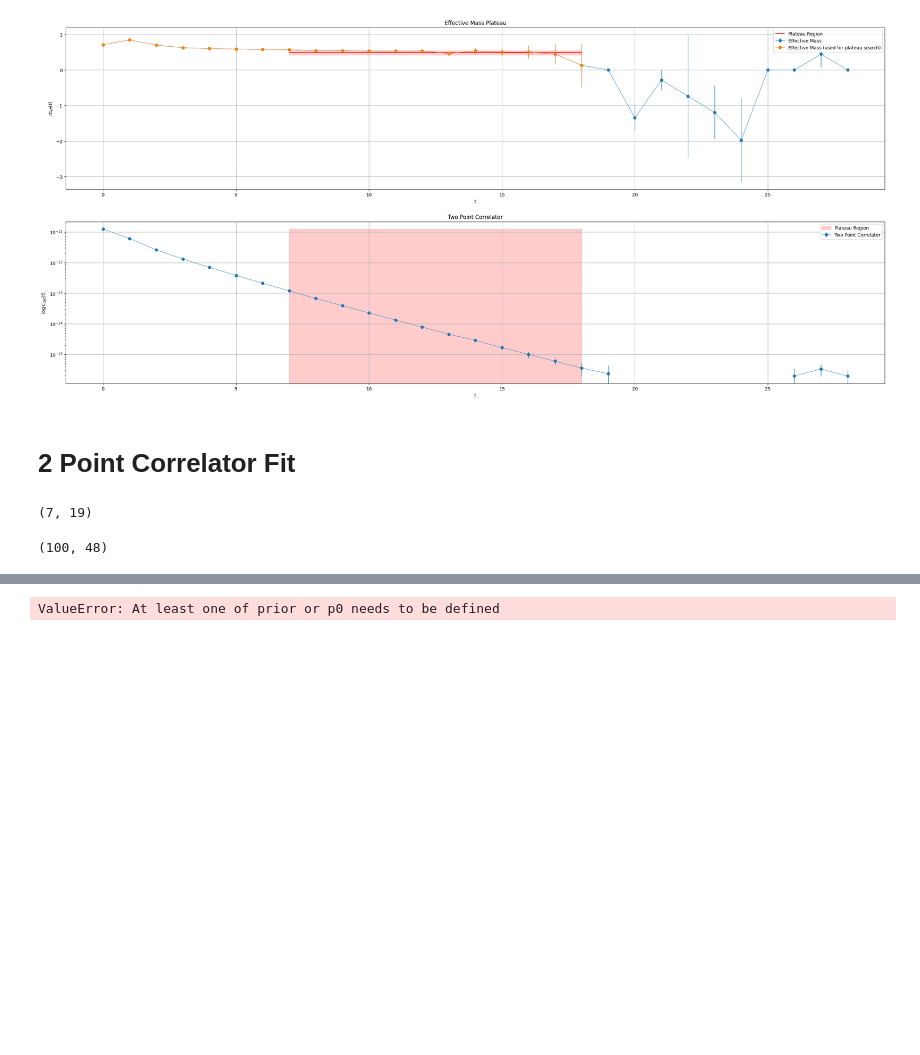
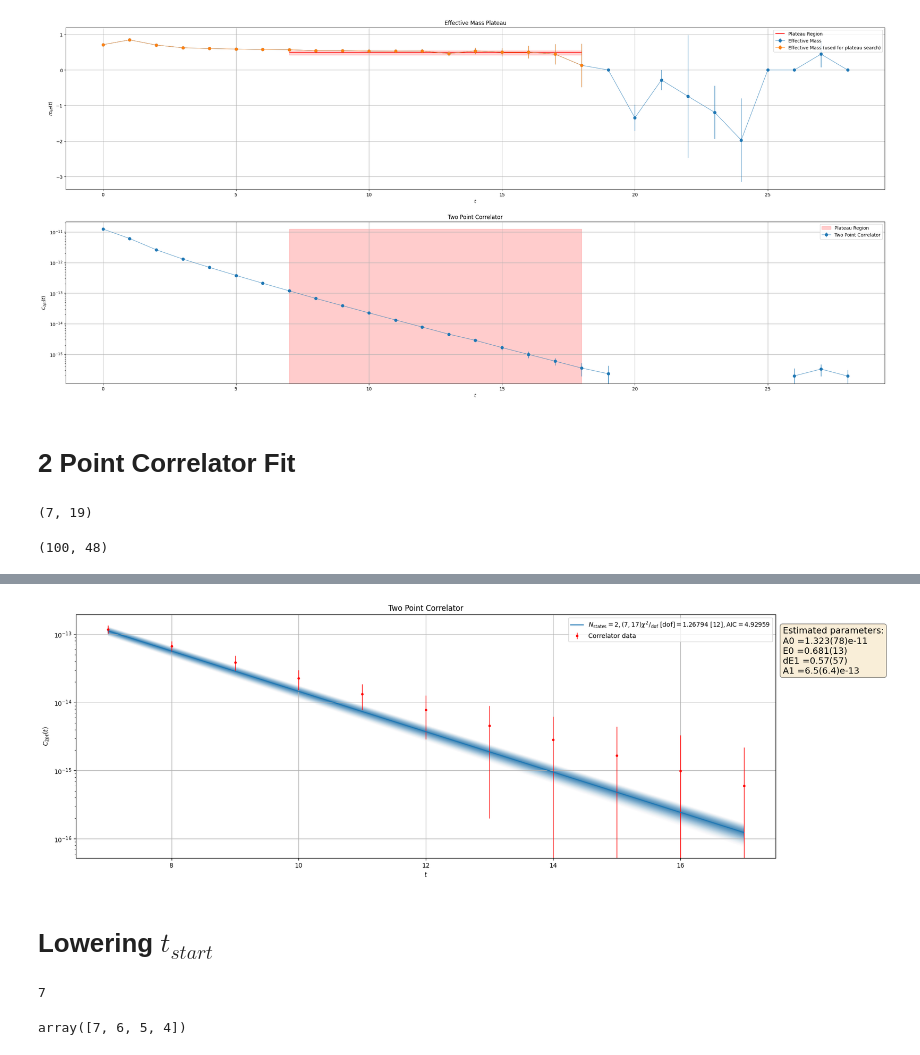
Before and after one commit to Tag-E/PhD_work, a Jupyter notebook: moments_pdf/test_notebooks/proper_fit.ipynb, the cells around one changed output, grey strips where cells are left out. Drawn from its saved outputs; the diff is of its cells as text; code cells hidden in the pictures; blank space fills up the shorter version.

Commit message:
First successful attempt at a proper fit of the two point correlator

```diff
--- a/moments_pdf/test_notebooks/proper_fit.ipynb
+++ b/moments_pdf/test_notebooks/proper_fit.ipynb
@@ -543,0 +622,19 @@ prior["log(dE1)"] = gv.log(gv.gvar(1,1))
+# %%
+prior = gv.BufferDict()
+
+prior["A0"] = gv.gvar(Afit,Afit_std * 10)
+prior["E0"] = gv.gvar(mfit, mfit_std * 10)
+#prior["A1"] = gv.gvar(1,1000)
+#prior["log(dE1)"] = gv.log(gv.gvar(1,1))
+
+
+prior[f"log(dE1)"]= gv.log(gv.gvar(
+            gv.mean(m_prot),
+            gv.mean(m_prot),
+        ))
+
+t_probe = 1
+tmp = (np.mean(p2corr,axis=0)[t_probe] - prior["A0"] * np.exp(-t_probe*prior["E0"]) ) * np.exp( t_probe * ( prior["dE1"] + prior["E0"]) )
+prior[f"A1"] = gv.gvar(
+    gv.mean(tmp),gv.mean(tmp)
+)
@@ -544,33 +927,37 @@ prior["log(dE1)"] = gv.log(gv.gvar(1,1))
 # %%
 fit_result = ca.fit(
 
                     abscissa                = np.arange(t_start,t_end),
 
-                    ordinate_est            = np.mean(p2corr_resamples[:,t_start:t_end], axis = 0),
-                    ordinate_std            = np.std (p2corr_resamples[:,t_start:t_end], axis = 0),
-                    ordinate_cov            = np.cov (p2corr_resamples[:,t_start:t_end], rowvar=False),
+                    ordinate_est            = np.mean(p2corr[:,t_start:t_end], axis = 0),
+                    ordinate_std            = np.std (p2corr[:,t_start:t_end], axis = 0),
+                    ordinate_cov            = np.cov (p2corr[:,t_start:t_end], rowvar=False),
 
-                    resample_ordinate_est   = p2corr_resamples[:,t_start:t_end],
-                    resample_ordinate_std   = np.std (p2corr_resamples[:,t_start:t_end], axis = 0),
-                    resample_ordinate_cov   = np.cov (p2corr_resamples[:,t_start:t_end], rowvar=False),
+                    #resample_ordinate_est   = p2corr_resamples[:,t_start:t_end],
+                    #resample_ordinate_std   = np.std (p2corr_resamples[:,t_start:t_end], axis = 0),
+                    #resample_ordinate_cov   = np.cov (p2corr_resamples[:,t_start:t_end], rowvar=False),
 
                     # fit strategy, default: only uncorrelated central value fit:
                     central_value_fit            = True,
                     central_value_fit_correlated = False,
 
                     resample_fit                 = False,
                     resample_fit_correlated      = False,
 
                     resample_fit_resample_prior  = False,
                     resample_type               = "jkn",
 
                     # args for lsqfit:
-                    model   = SumOrderedExponentials(1),
-                    prior   = None,
+                    model   = SumOrderedExponentials(2),
+                    prior   = prior,
                     p0      = None,
 
                     svdcut  = None,
                     maxiter = 10_000,
 )
+
+C = gv.gvar( np.mean(p2corr[:,fit_result.ts:fit_result.te], axis = 0), np.std(p2corr[:,fit_result.ts:fit_result.te], axis = 0))
+
+plot_fit_corr(fit_result=fit_result,correlator=C, nstates=2)
 # %% [output]
-ValueError: At least one of prior or p0 needs to be defined
+[figure, added]
@@ -602,0 +964,13 @@ ValueError: At least one of prior or p0 needs to be defined
+# %% [markdown]
+# Lowering $t_{start}$
+# %%
+#we define the parameters of interest
+nstates_list = [1,2]
+t_start_list = np.arange(t_start, int(t_start/2), -1)
+
+
+t_start
+t_start_list
+# %% [output]
+7
+array([7, 6, 5, 4])
```
Also changed, not shown: parts of 21 cells of this notebook.
